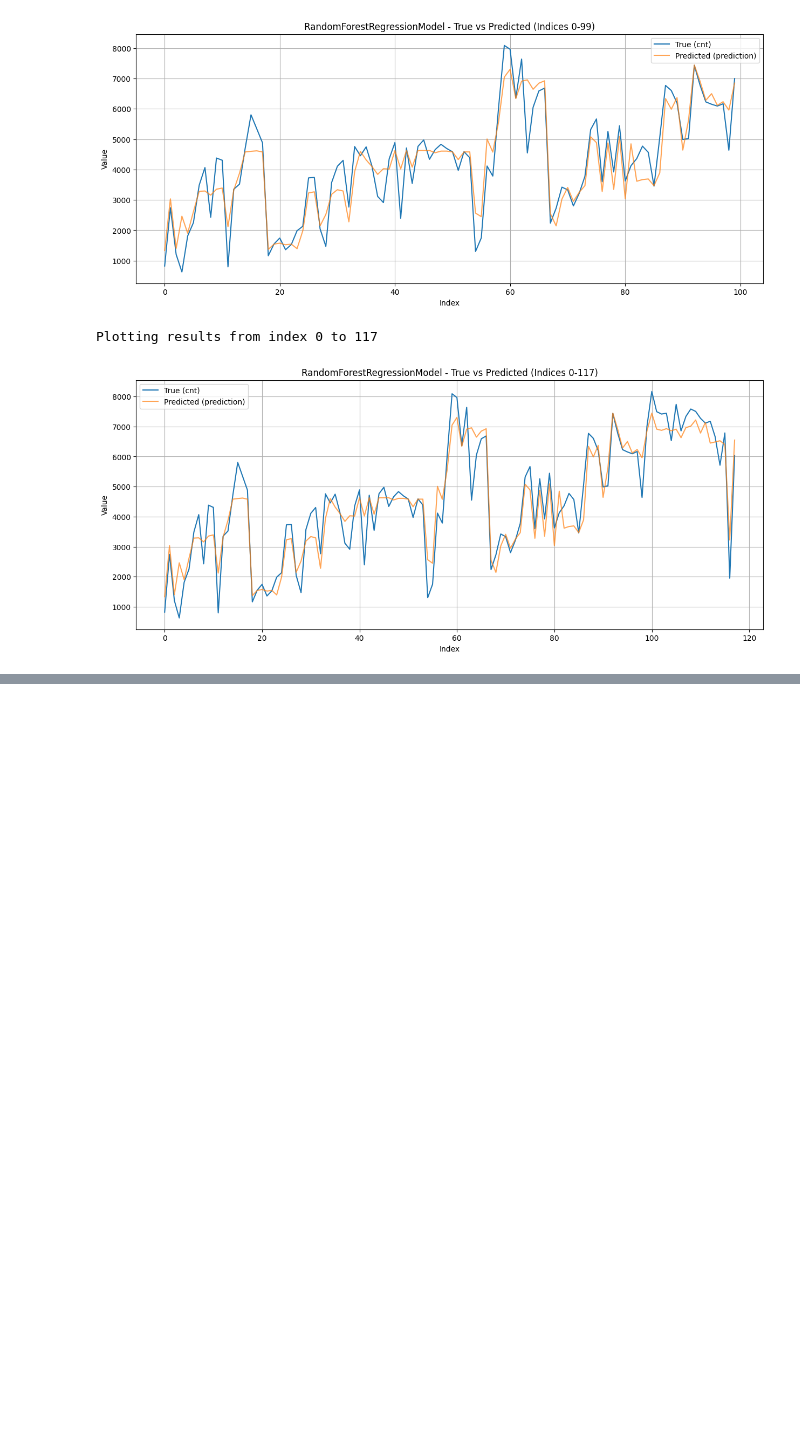
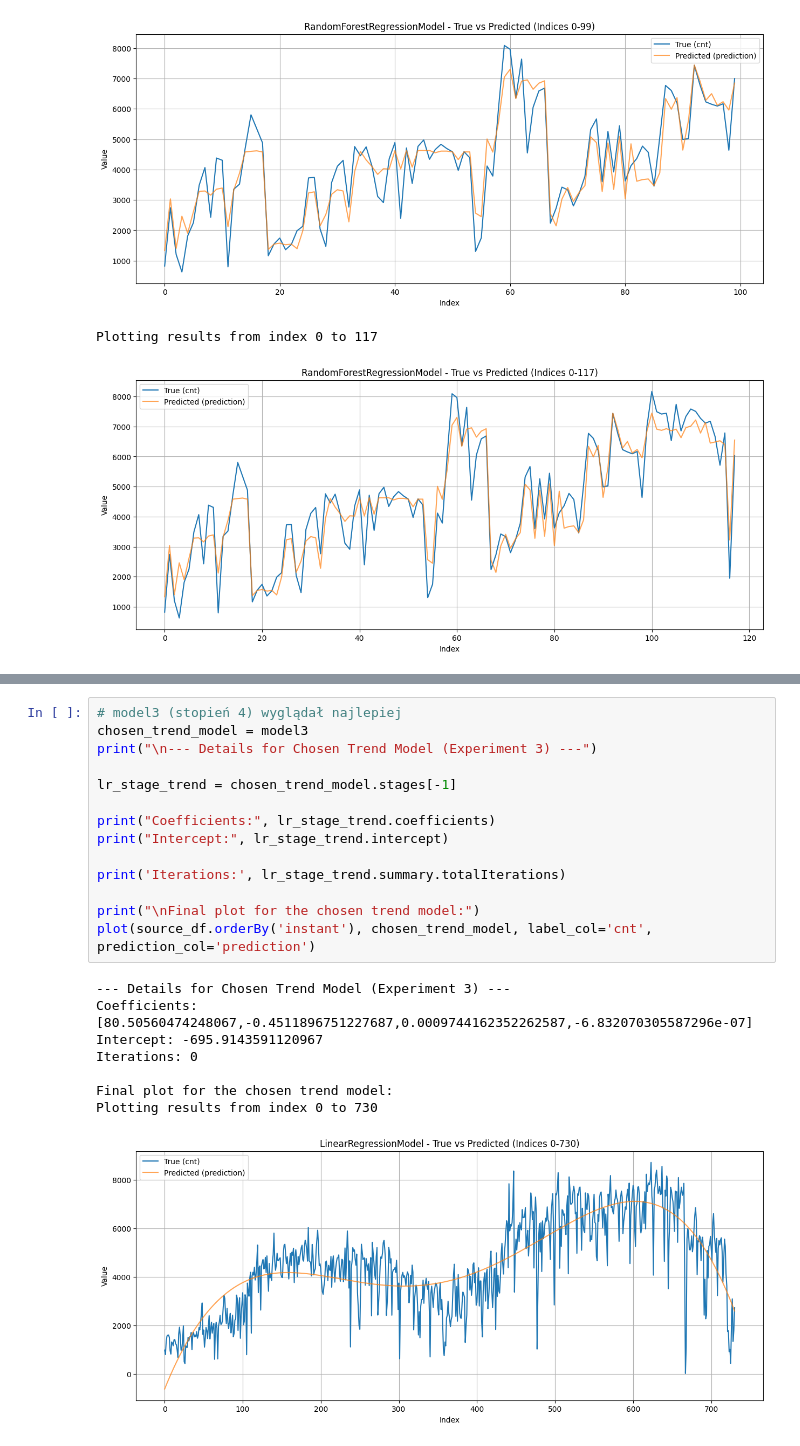
Before and after one commit to IwoSzczepaniak/DataExploration, a Jupyter notebook: src/main/resources/spark-jdk17/spark-jupyter/lab6.ipynb, the cells around one changed output, grey strips where cells are left out. Drawn from its saved outputs; the diff is of its cells as text; blank space fills up the shorter version.

```diff
--- a/src/main/resources/spark-jdk17/spark-jupyter/lab6.ipynb
+++ b/src/main/resources/spark-jdk17/spark-jupyter/lab6.ipynb
@@ -726,0 +831,23 @@ Plotting results from index 0 to 117
+# %%
+# model3 (stopień 4) wyglądał najlepiej
+chosen_trend_model = model3
+print("\n--- Details for Chosen Trend Model (Experiment 3) ---")
+
+lr_stage_trend = chosen_trend_model.stages[-1]
+
+print("Coefficients:", lr_stage_trend.coefficients)
+print("Intercept:", lr_stage_trend.intercept)
+
+print('Iterations:', lr_stage_trend.summary.totalIterations)
+
+print("\nFinal plot for the chosen trend model:")
+plot(source_df.orderBy('instant'), chosen_trend_model, label_col='cnt', prediction_col='prediction')
+# %% [output]
+--- Details for Chosen Trend Model (Experiment 3) ---
+Coefficients: [80.50560474248067,-0.4511896751227687,0.0009744162352262587,-6.832070305587296e-07]
+Intercept: -695.9143591120967
+Iterations: 0
+
+Final plot for the chosen trend model:
+Plotting results from index 0 to 730
+[figure, added]
```
Also changed, not shown: parts of 2 cells of this notebook.
